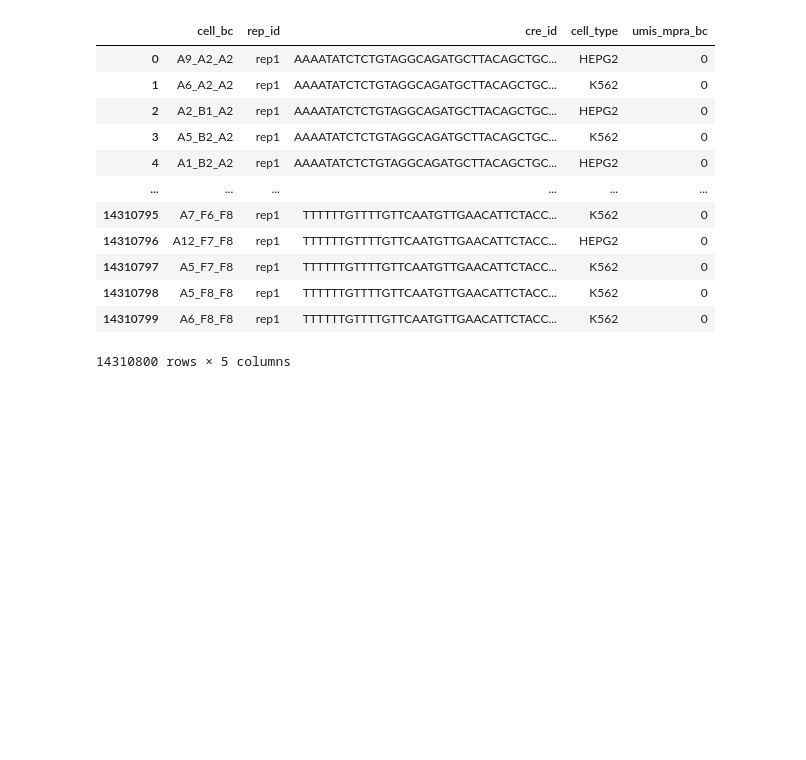
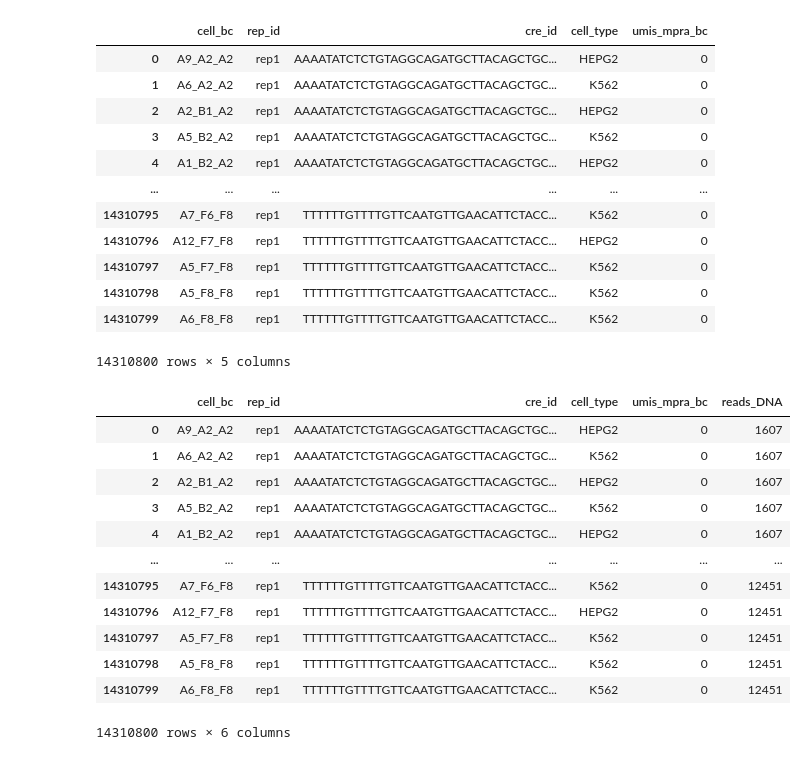
Before and after one commit to Reilly-Lab-Yale/tabula-rasa, a Jupyter notebook: notebooks/00_preprocessing.ipynb, the cells around one changed output. Cells and saved outputs as stored; diff of their text form; code cells hidden in the pictures; blank space fills up the shorter version.

```diff
--- a/notebooks/00_susanna_working.ipynb
+++ b/notebooks/00_preprocessing.ipynb
@@ -97,14 +178,9 @@ flatty.to_csv(f"{data_root}/seelig_mpra_unpro.tsv",sep="\t")
 # %%
-data=pd.read_csv(f"{data_root}/seelig_mpra_unpro.tsv",index_col=0,sep="\t")
-# set the index of the rows to be gene
-data.index=data['Gene']
-# delete the gene name and gene columns
-data.drop(['Gene Name','Gene'],axis=1,inplace=True)
-data=data.stack().reset_index()
-data.rename({'level_1': 'cell_bc',0:'umis_mpra_bc'},axis=1,inplace=True)
-#print(data.head())
-# turn umi counts into integers
-data['umis_mpra_bc']=data['umis_mpra_bc'].astype(int)
-dat = data
-print(dat.head())
+dat=pd.read_csv(f"{data_root}/seelig_mpra_unpro.tsv",index_col=0,sep="\t")
+dat.index=dat['Gene']
+dat.drop(['Gene Name','Gene'],axis=1,inplace=True)
+dat=dat.stack().reset_index()
+dat.rename({'level_1':'cell_bc',0:'umis_mpra_bc'},axis=1,inplace=True)
+dat['umis_mpra_bc']=dat['umis_mpra_bc'].astype(int)
+dat
 # %% [output]
@@ -359,5 +461,24 @@ merged
 | 14310799 | A6_F8_F8 | rep1 | TTTTTTGTTTTGTTCAATGTTGAACATTCTACC... | K562 | 0 |
 14310800 rows × 5 columns
 # %%
+# read the dna file
+dna=pd.read_csv(f"{data_root}/dna.tsv",sep="\t",index_col=0)
+
 # add the DNA sequence information
-dna=pd.read_csv(f"{data_root}/dna.tsv",sep="\t",index_col=0)
+plus_DNA=pd.merge(merged,dna,on="cre_id",how="left",validate="many_to_one")
+
+plus_DNA
+# %% [output]
+|  | cell_bc | rep_id | cre_id | cell_type | umis_mpra_bc | reads_DNA |
+| 0 | A9_A2_A2 | rep1 | AAAATATCTCTGTAGGCAGATGCTTACAGCTGC... | HEPG2 | 0 | 1607 |
+| 1 | A6_A2_A2 | rep1 | AAAATATCTCTGTAGGCAGATGCTTACAGCTGC... | K562 | 0 | 1607 |
+| 2 | A2_B1_A2 | rep1 | AAAATATCTCTGTAGGCAGATGCTTACAGCTGC... | HEPG2 | 0 | 1607 |
+| 3 | A5_B2_A2 | rep1 | AAAATATCTCTGTAGGCAGATGCTTACAGCTGC... | K562 | 0 | 1607 |
+| 4 | A1_B2_A2 | rep1 | AAAATATCTCTGTAGGCAGATGCTTACAGCTGC... | HEPG2 | 0 | 1607 |
+| ... | ... | ... | ... | ... | ... | ... |
+| 14310795 | A7_F6_F8 | rep1 | TTTTTTGTTTTGTTCAATGTTGAACATTCTACC... | K562 | 0 | 12451 |
+| 14310796 | A12_F7_F8 | rep1 | TTTTTTGTTTTGTTCAATGTTGAACATTCTACC... | HEPG2 | 0 | 12451 |
+| 14310797 | A5_F7_F8 | rep1 | TTTTTTGTTTTGTTCAATGTTGAACATTCTACC... | K562 | 0 | 12451 |
+| 14310798 | A5_F8_F8 | rep1 | TTTTTTGTTTTGTTCAATGTTGAACATTCTACC... | K562 | 0 | 12451 |
+| 14310799 | A6_F8_F8 | rep1 | TTTTTTGTTTTGTTCAATGTTGAACATTCTACC... | K562 | 0 | 12451 |
+14310800 rows × 6 columns
```
Also changed, not shown: parts of 16 cells of this notebook, 1 other file.
